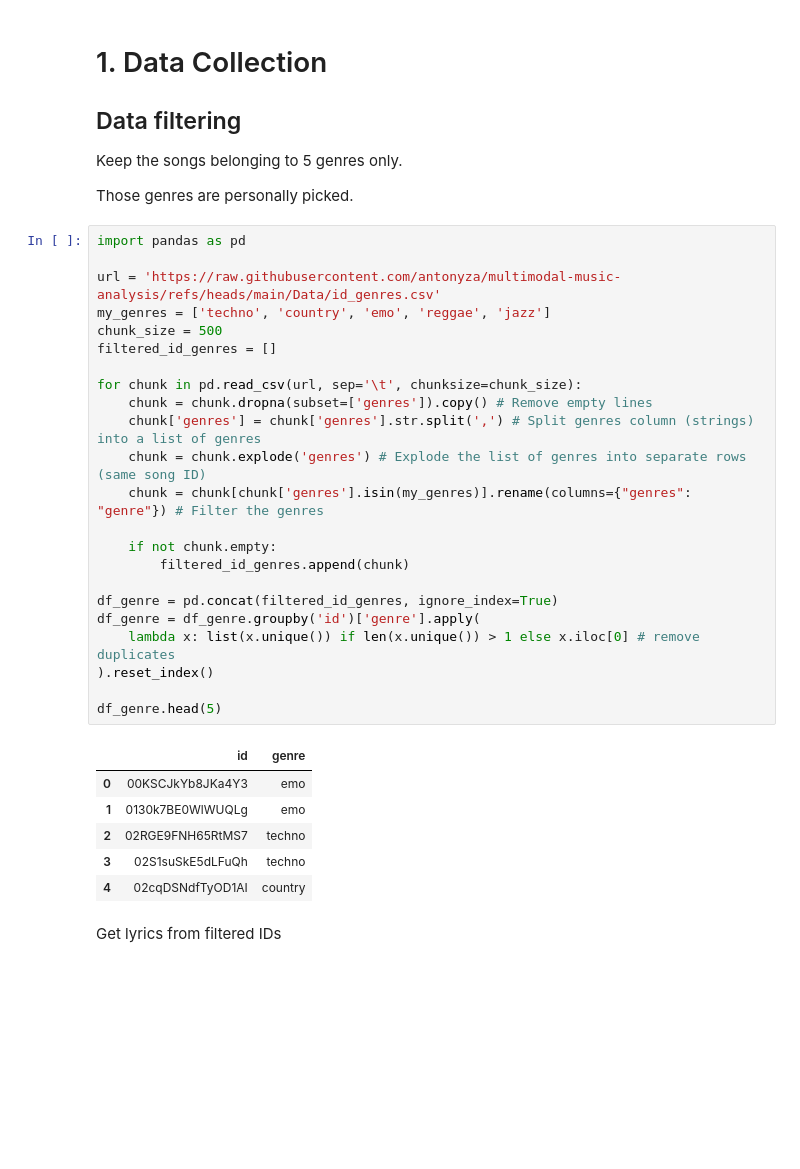
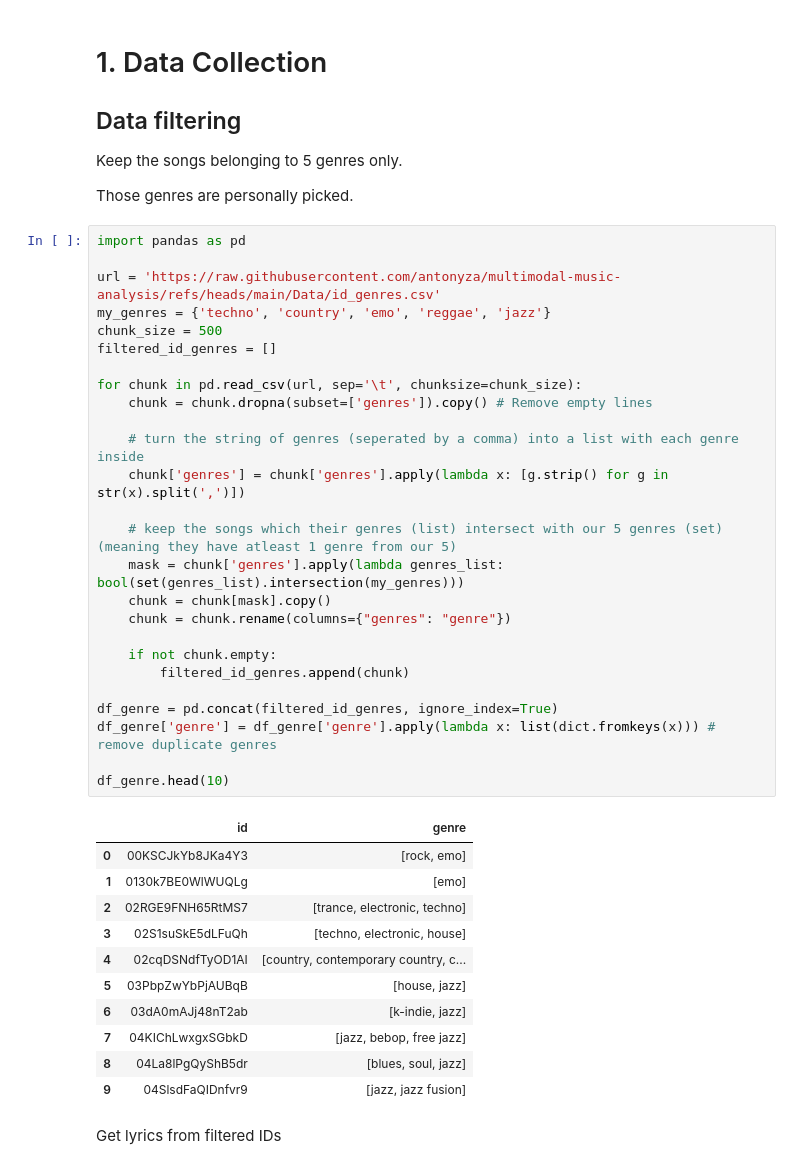
Before and after one commit to antonyza/multimodal-music-analysis, a Jupyter notebook: part1.ipynb, the cells around one changed output. Drawn from its saved outputs; the diff is of its cells as text; blank space fills up the shorter version.

```diff
--- a/part1.ipynb
+++ b/part1.ipynb
@@ -32,33 +33,41 @@ Those genres are personally picked.
 # %%
 import pandas as pd
 
 url = 'https://raw.githubusercontent.com/antonyza/multimodal-music-analysis/refs/heads/main/Data/id_genres.csv'
-my_genres = ['techno', 'country', 'emo', 'reggae', 'jazz']
+my_genres = {'techno', 'country', 'emo', 'reggae', 'jazz'}
 chunk_size = 500
 filtered_id_genres = []
 
 for chunk in pd.read_csv(url, sep='\t', chunksize=chunk_size):
     chunk = chunk.dropna(subset=['genres']).copy() # Remove empty lines
-    chunk['genres'] = chunk['genres'].str.split(',') # Split genres column (strings) into a list of genres
-    chunk = chunk.explode('genres') # Explode the list of genres into separate rows (same song ID)
-    chunk = chunk[chunk['genres'].isin(my_genres)].rename(columns={"genres": "genre"}) # Filter the genres
+
+    # turn the string of genres (seperated by a comma) into a list with each genre inside
+    chunk['genres'] = chunk['genres'].apply(lambda x: [g.strip() for g in str(x).split(',')])
+
+    # keep the songs which their genres (list) intersect with our 5 genres (set) (meaning they have atleast 1 genre from our 5)
+    mask = chunk['genres'].apply(lambda genres_list: bool(set(genres_list).intersection(my_genres)))
+    chunk = chunk[mask].copy()
+    chunk = chunk.rename(columns={"genres": "genre"})
 
     if not chunk.empty:
         filtered_id_genres.append(chunk)
 
 df_genre = pd.concat(filtered_id_genres, ignore_index=True)
-df_genre = df_genre.groupby('id')['genre'].apply(
-    lambda x: list(x.unique()) if len(x.unique()) > 1 else x.iloc[0] # remove duplicates
-).reset_index()
+df_genre['genre'] = df_genre['genre'].apply(lambda x: list(dict.fromkeys(x))) # remove duplicate genres
 
-df_genre.head(5)
+df_genre.head(10)
 # %% [output]
 |  | id | genre |
-| 0 | 00KSCJkYb8JKa4Y3 | emo |
-| 1 | 0130k7BE0WlWUQLg | emo |
-| 2 | 02RGE9FNH65RtMS7 | techno |
-| 3 | 02S1suSkE5dLFuQh | techno |
-| 4 | 02cqDSNdfTyOD1AI | country |
+| 0 | 00KSCJkYb8JKa4Y3 | [rock, emo] |
+| 1 | 0130k7BE0WlWUQLg | [emo] |
+| 2 | 02RGE9FNH65RtMS7 | [trance, electronic, techno] |
+| 3 | 02S1suSkE5dLFuQh | [techno, electronic, house] |
+| 4 | 02cqDSNdfTyOD1AI | [country, contemporary country, c... |
+| 5 | 03PbpZwYbPjAUBqB | [house, jazz] |
+| 6 | 03dA0mAJj48nT2ab | [k-indie, jazz] |
+| 7 | 04KIChLwxgxSGbkD | [jazz, bebop, free jazz] |
+| 8 | 04La8lPgQyShB5dr | [blues, soul, jazz] |
+| 9 | 04SlsdFaQIDnfvr9 | [jazz, jazz fusion] |
 # %% [markdown]
 Get lyrics from filtered IDs
 # %%
```
Also changed, not shown: parts of 20 cells of this notebook.
